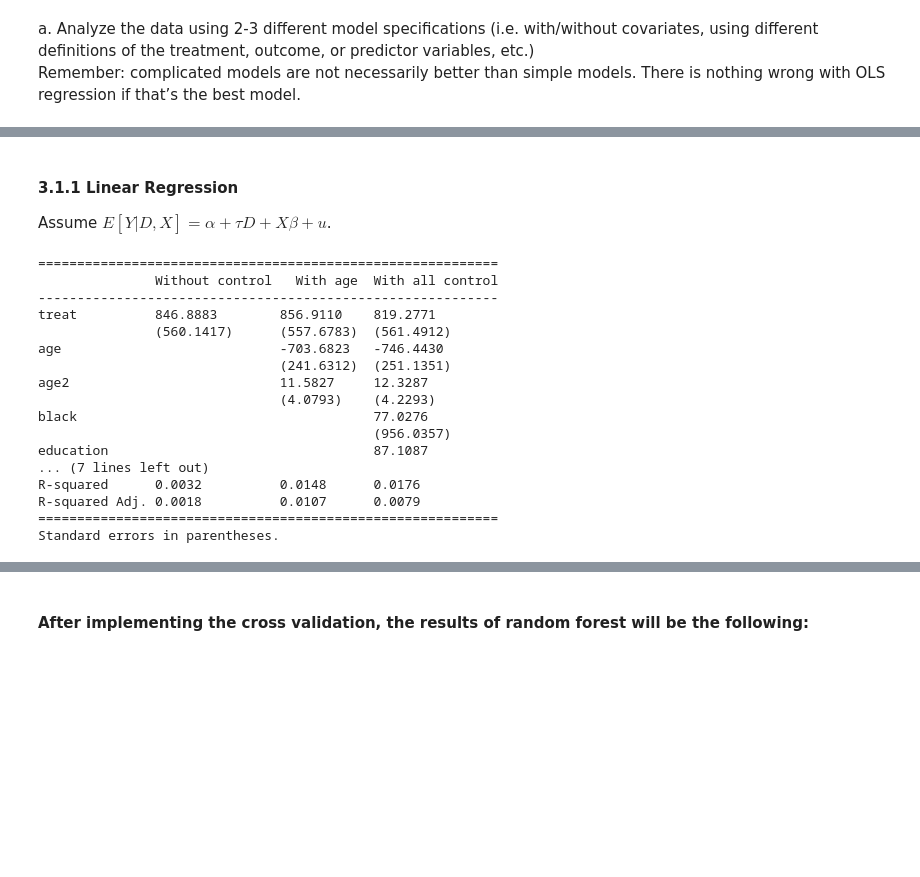
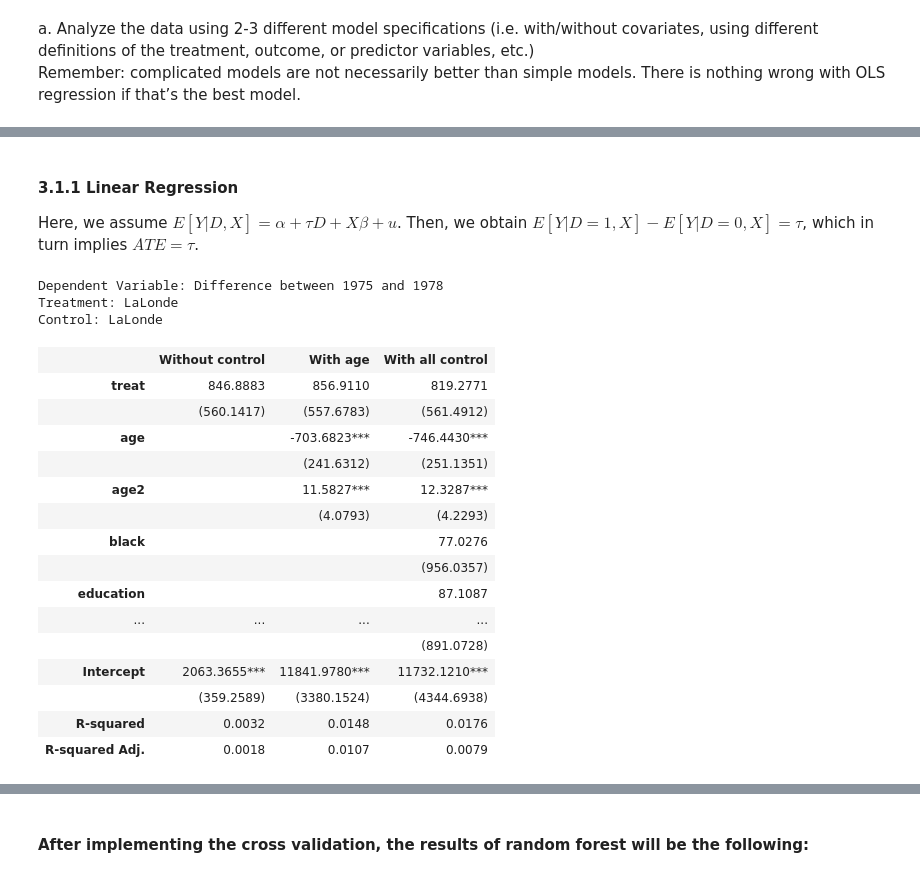
Before and after one commit to Masashi-Yoshioka/570_Project, a Jupyter notebook: 570_Project.ipynb, the cells around one changed output, grey strips where cells are left out. Cells and saved outputs as stored; diff of their text form; code cells hidden in the pictures; blank space fills up the shorter version.

Commit message:
0420 Masa
Edited 3.1 Regression. Fixed Random Forest and Gradient Boosting in particular.

```diff
--- a/570_Project.ipynb
+++ b/570_Project.ipynb
@@ -316,26 +327,27 @@ Estimate $E[Y | D = 1, X]$ and $E[Y | D = 0, X]$.
 # %% [markdown]
 #### 3.1.1 Linear Regression
 
-Assume $E[Y|D, X] = \alpha + \tau D + X \beta + u$.
+Here, we assume $E[Y|D, X] = \alpha + \tau D + X \beta + u$. Then, we obtain $E[Y|D = 1, X] - E[Y|D = 0, X] = \tau$, which in turn implies $ATE = \tau$.
 # %%
 # Obtain a 'true' average treatment effects
-results = Regression_result(treat_id = 'LT', control_id = 'LC', df = df)
-print(results)
+Regression_result(outcome = 'dif', treat_id = 'LT', control_id = 'LC', df = df)
 # %% [output]
-===========================================================
-               Without control   With age  With all control
------------------------------------------------------------
-treat          846.8883        856.9110    819.2771
-               (560.1417)      (557.6783)  (561.4912)
-age                            -703.6823   -746.4430
-                               (241.6312)  (251.1351)
-age2                           11.5827     12.3287
-                               (4.0793)    (4.2293)
-black                                      77.0276
-                                           (956.0357)
-education                                  87.1087
-... (7 lines left out)
-R-squared      0.0032          0.0148      0.0176
-R-squared Adj. 0.0018          0.0107      0.0079
-===========================================================
-Standard errors in parentheses.
+Dependent Variable: Difference between 1975 and 1978
+Treatment: LaLonde
+Control: LaLonde
+|  | Without control | With age | With all control |
+| treat | 846.8883 | 856.9110 | 819.2771 |
+|  | (560.1417) | (557.6783) | (561.4912) |
+| age |  | -703.6823*** | -746.4430*** |
+|  |  | (241.6312) | (251.1351) |
+| age2 |  | 11.5827*** | 12.3287*** |
+|  |  | (4.0793) | (4.2293) |
+| black |  |  | 77.0276 |
+|  |  |  | (956.0357) |
+| education |  |  | 87.1087 |
+| ... | ... | ... | ... |
+|  |  |  | (891.0728) |
+| Intercept | 2063.3655*** | 11841.9780*** | 11732.1210*** |
+|  | (359.2589) | (3380.1524) | (4344.6938) |
+| R-squared | 0.0032 | 0.0148 | 0.0176 |
+| R-squared Adj. | 0.0018 | 0.0107 | 0.0079 |
```
Also changed, not shown: parts of 45 cells of this notebook, 1 other file.
